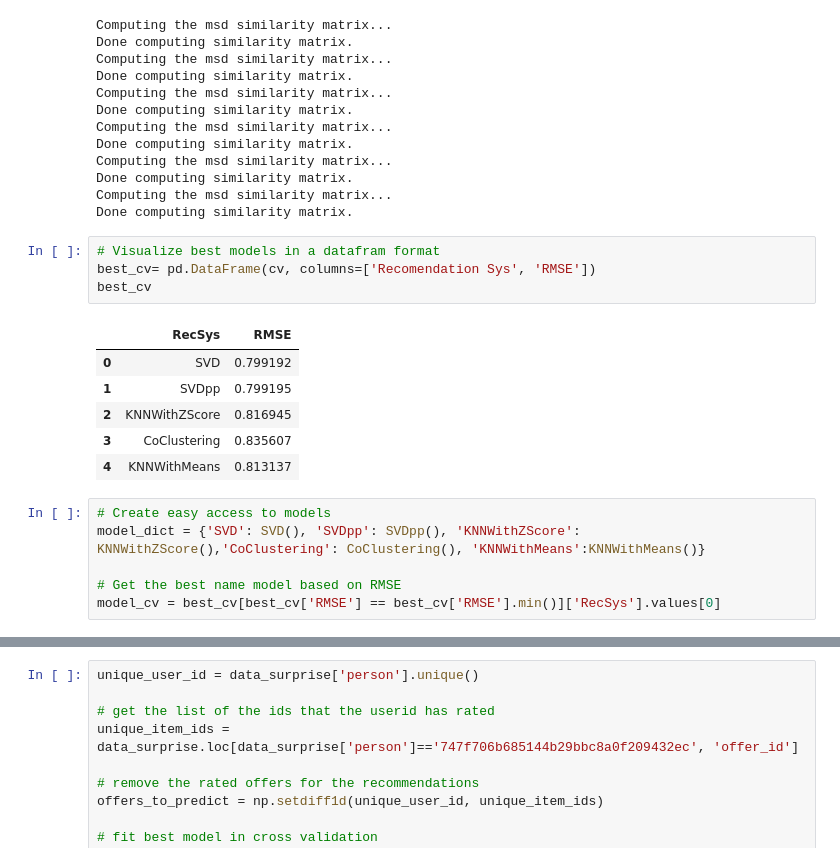
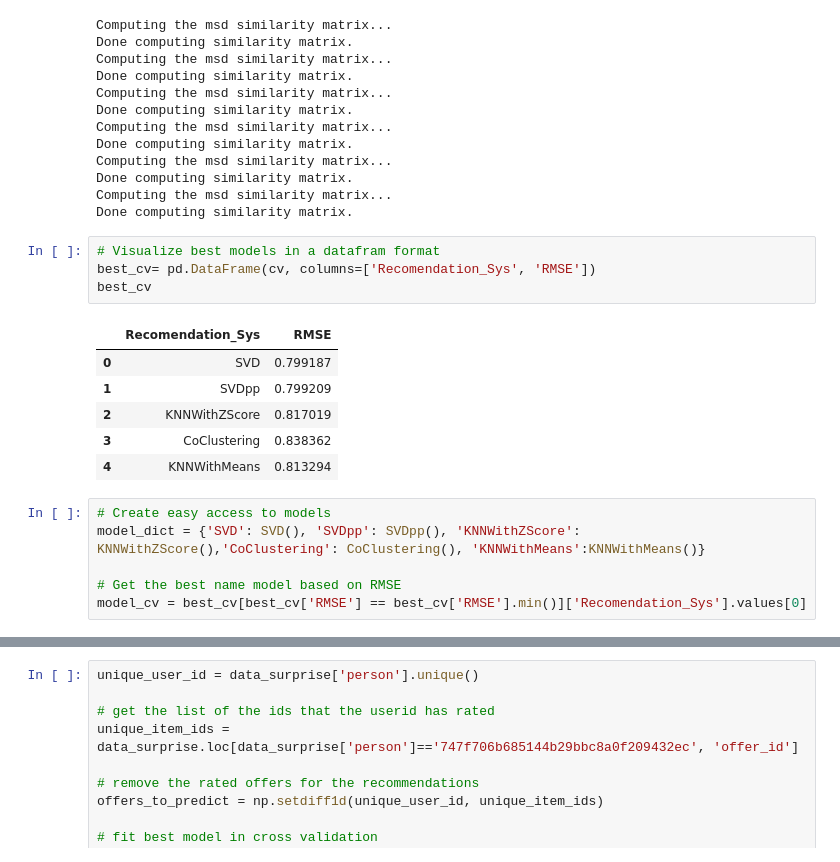
Before and after one commit to Gutelvam/Starbucks-Recommendation-System, a Jupyter notebook: Starbucks_Capstone_notebook.ipynb, the cells around one changed output, grey strips where cells are left out. Saved outputs shown, nothing was run; the diff lists cells and outputs as text.

```diff
--- a/Starbucks_Capstone_notebook.ipynb
+++ b/Starbucks_Capstone_notebook.ipynb
@@ -663,21 +664,21 @@ Computing the msd similarity matrix...
 Done computing similarity matrix.
 # %%
 # Visualize best models in a datafram format
-best_cv= pd.DataFrame(cv, columns=['Recomendation Sys', 'RMSE'])
+best_cv= pd.DataFrame(cv, columns=['Recomendation_Sys', 'RMSE'])
 best_cv
 # %% [output]
-|  | RecSys | RMSE |
-| 0 | SVD | 0.799192 |
-| 1 | SVDpp | 0.799195 |
-| 2 | KNNWithZScore | 0.816945 |
-| 3 | CoClustering | 0.835607 |
-| 4 | KNNWithMeans | 0.813137 |
+|  | Recomendation_Sys | RMSE |
+| 0 | SVD | 0.799187 |
+| 1 | SVDpp | 0.799209 |
+| 2 | KNNWithZScore | 0.817019 |
+| 3 | CoClustering | 0.838362 |
+| 4 | KNNWithMeans | 0.813294 |
 # %%
 # Create easy access to models
 model_dict = {'SVD': SVD(), 'SVDpp': SVDpp(), 'KNNWithZScore': KNNWithZScore(),'CoClustering': CoClustering(), 'KNNWithMeans':KNNWithMeans()}
 
 # Get the best name model based on RMSE
-model_cv = best_cv[best_cv['RMSE'] == best_cv['RMSE'].min()]['RecSys'].values[0]
+model_cv = best_cv[best_cv['RMSE'] == best_cv['RMSE'].min()]['Recomendation_Sys'].values[0]
 # %%
 # Spliting Train and test set
 trainset, testset = train_test_split(data, test_size=0.20)
```
Also changed, not shown: parts of 10 cells of this notebook, 2 other files.
